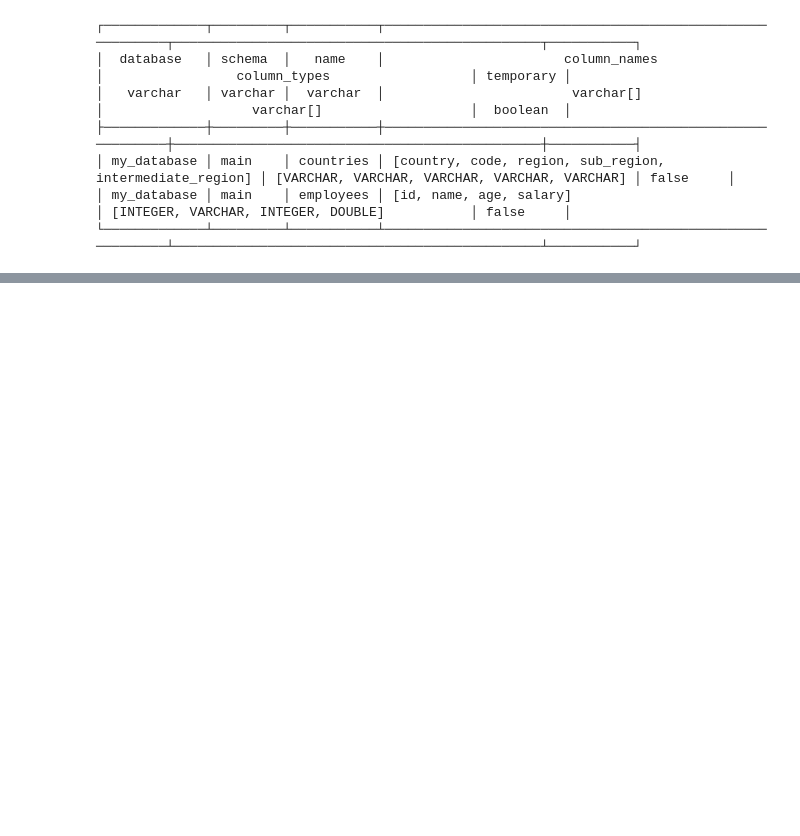
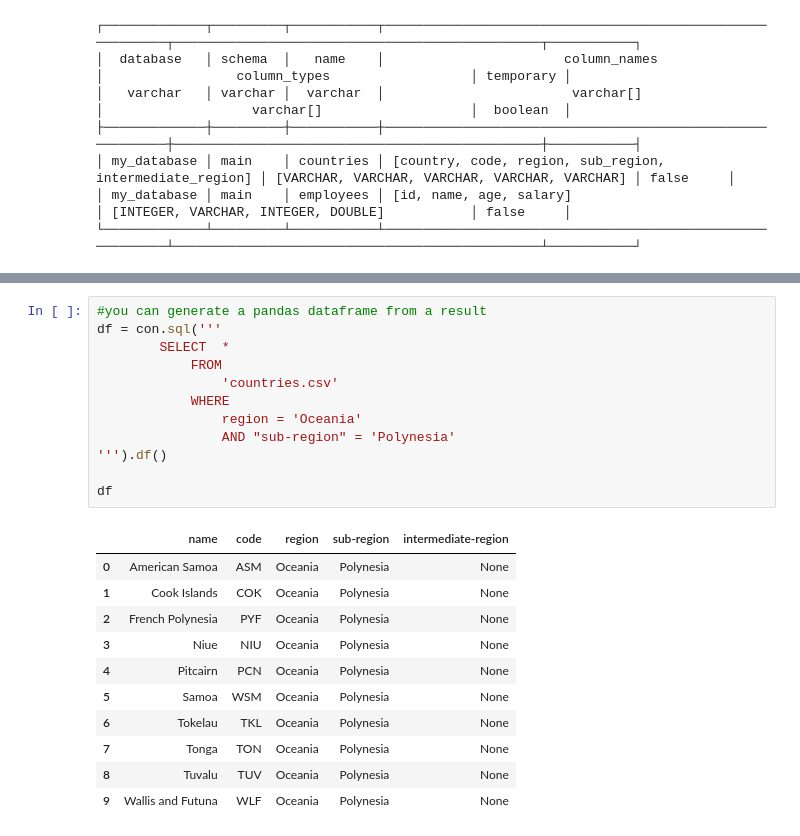
Before and after one commit to sergiorgiraldo/DataScience-Showcase, a Jupyter notebook: duckdb/main.ipynb, the cells around one changed output, grey strips where cells are left out. Drawn from its saved outputs; the diff is of its cells as text; blank space fills up the shorter version.

```diff
--- a/duckdb/main.ipynb
+++ b/duckdb/main.ipynb
@@ -128,0 +247,24 @@ con.sql('SELECT * FROM countries;')
+# %%
+#you can generate a pandas dataframe from a result
+df = con.sql('''
+        SELECT  *
+            FROM
+                'countries.csv'
+            WHERE
+                region = 'Oceania'
+                AND "sub-region" = 'Polynesia'
+''').df()
+
+df
+# %% [output]
+|  | name | code | region | sub-region | intermediate-region |
+| 0 | American Samoa | ASM | Oceania | Polynesia | None |
+| 1 | Cook Islands | COK | Oceania | Polynesia | None |
+| 2 | French Polynesia | PYF | Oceania | Polynesia | None |
+| 3 | Niue | NIU | Oceania | Polynesia | None |
+| 4 | Pitcairn | PCN | Oceania | Polynesia | None |
+| 5 | Samoa | WSM | Oceania | Polynesia | None |
+| 6 | Tokelau | TKL | Oceania | Polynesia | None |
+| 7 | Tonga | TON | Oceania | Polynesia | None |
+| 8 | Tuvalu | TUV | Oceania | Polynesia | None |
+| 9 | Wallis and Futuna | WLF | Oceania | Polynesia | None |
```
Also changed, not shown: parts of 13 cells of this notebook, 3 other files.
